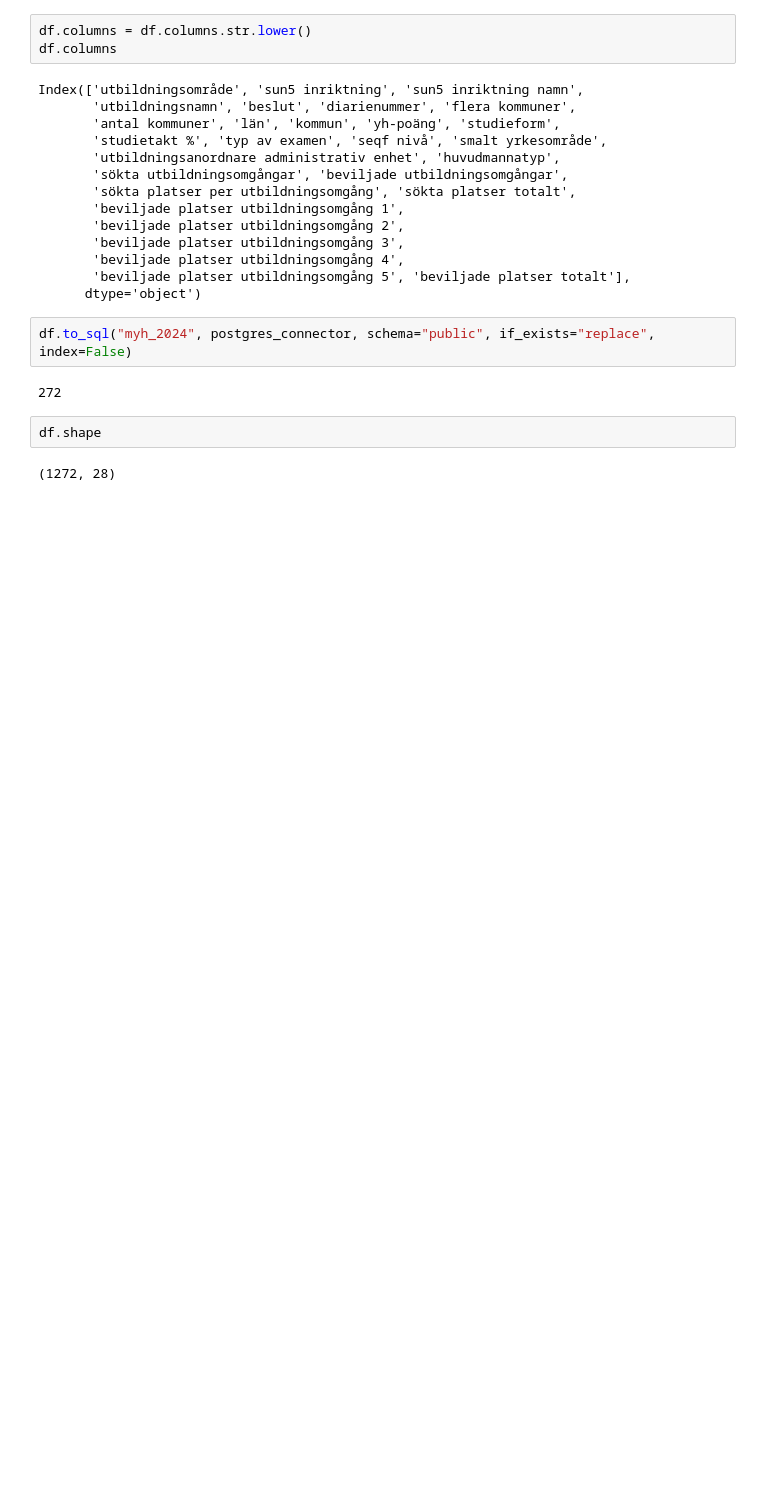
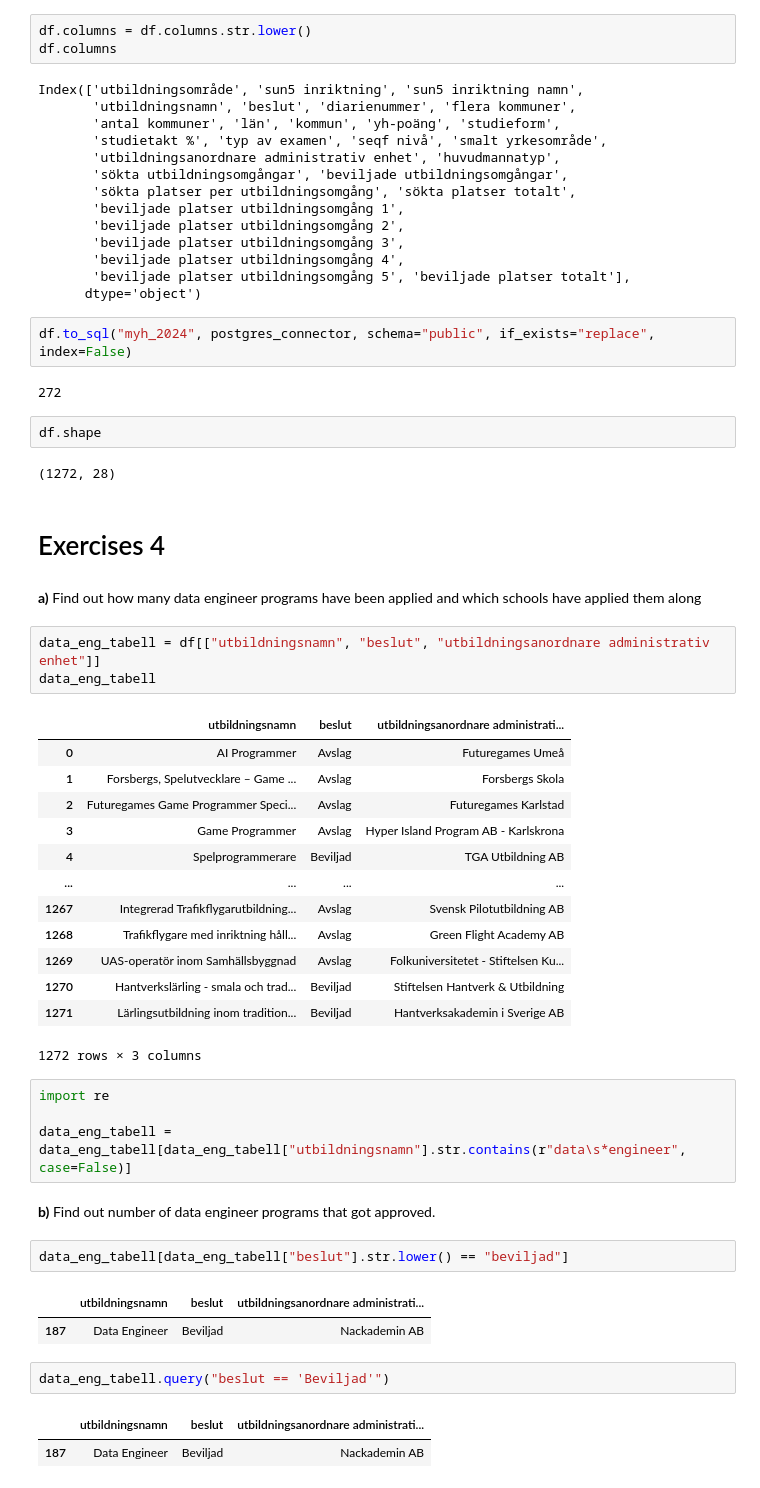
Before and after one commit to MarcusArdenstedt/data_platforms_Marcus_Ericsson_DE24, a Jupyter notebook: exercises/exercise_4_postgres/ex_1/eda.ipynb, the cells around one changed output. Cells and saved outputs as stored; diff of their text form; blank space fills up the shorter version.

```diff
--- a/exercises/exercise_4_postgres/ex_1/eda.ipynb
+++ b/exercises/exercise_4_postgres/ex_1/eda.ipynb
@@ -58,3 +58,40 @@ df.to_sql("myh_2024", postgres_connector, schema="public", if_exists="replace",
 df.shape
 # %% [output]
 (1272, 28)
+# %% [markdown]
+# Exercises 4
+# %% [markdown]
+**a)**  Find out how many data engineer programs have been applied and which schools have applied them along
+# %%
+data_eng_tabell = df[["utbildningsnamn", "beslut", "utbildningsanordnare administrativ enhet"]]
+data_eng_tabell
+# %% [output]
+|  | utbildningsnamn | beslut | utbildningsanordnare administrati... |
+| 0 | AI Programmer | Avslag | Futuregames Umeå |
+| 1 | Forsbergs, Spelutvecklare – Game ... | Avslag | Forsbergs Skola |
+| 2 | Futuregames Game Programmer Speci... | Avslag | Futuregames Karlstad |
+| 3 | Game Programmer | Avslag | Hyper Island Program AB - Karlskrona |
+| 4 | Spelprogrammerare | Beviljad | TGA Utbildning AB |
+| ... | ... | ... | ... |
+| 1267 | Integrerad Trafikflygarutbildning... | Avslag | Svensk Pilotutbildning AB |
+| 1268 | Trafikflygare med inriktning håll... | Avslag | Green Flight Academy AB |
+| 1269 | UAS-operatör inom Samhällsbyggnad | Avslag | Folkuniversitetet - Stiftelsen Ku... |
+| 1270 | Hantverkslärling - smala och trad... | Beviljad | Stiftelsen Hantverk & Utbildning |
+| 1271 | Lärlingsutbildning inom tradition... | Beviljad | Hantverksakademin i Sverige AB |
+1272 rows × 3 columns
+# %%
+import re
+
+data_eng_tabell = data_eng_tabell[data_eng_tabell["utbildningsnamn"].str.contains(r"data\s*engineer", case=False)]
+# %% [markdown]
+**b)** Find out number of data engineer programs that got approved.
+# %%
+data_eng_tabell[data_eng_tabell["beslut"].str.lower() == "beviljad"]
+# %% [output]
+|  | utbildningsnamn | beslut | utbildningsanordnare administrati... |
+| 187 | Data Engineer | Beviljad | Nackademin AB |
+# %%
+data_eng_tabell.query("beslut == 'Beviljad'")
+# %% [output]
+|  | utbildningsnamn | beslut | utbildningsanordnare administrati... |
+| 187 | Data Engineer | Beviljad | Nackademin AB |
```
Also changed, not shown: parts of 12 cells of this notebook, 1 other file.
